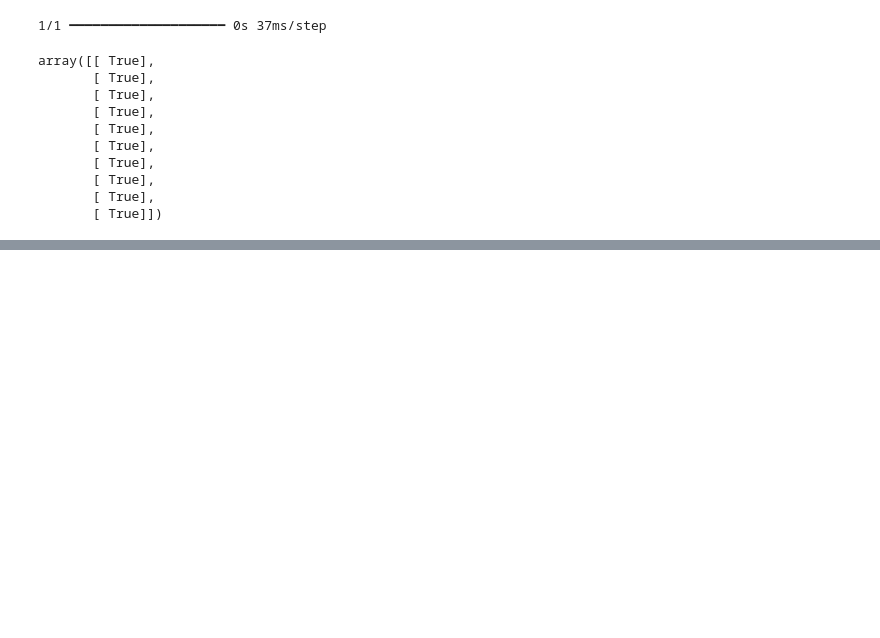
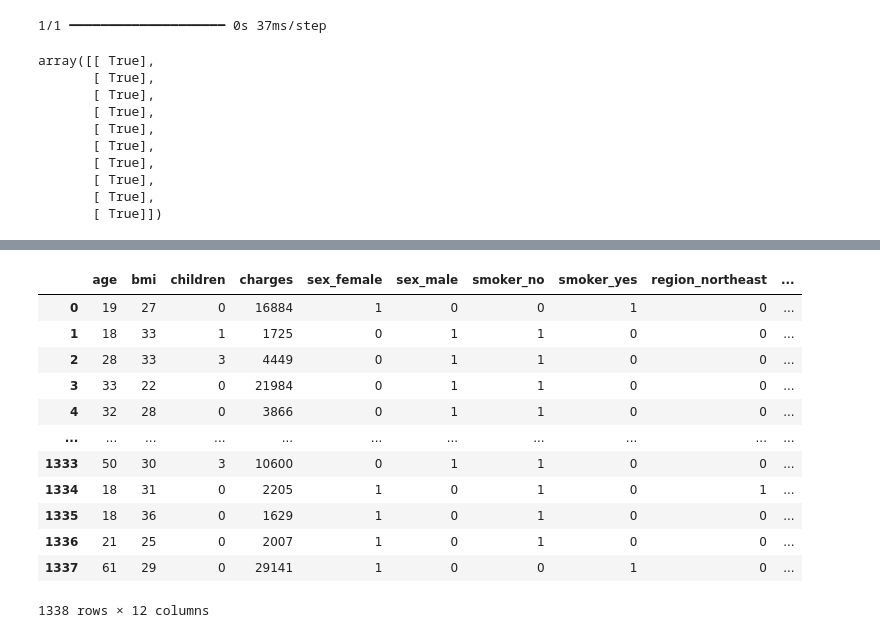
Before and after one commit to Pratik1joshi/DeepLearning, a Jupyter notebook: 01_neural_network_regression_with_tensorflow.ipynb, the cells around one changed output, grey strips where cells are left out. Cells and saved outputs as stored; diff of their text form; code cells hidden in the pictures; blank space fills up the shorter version.

```diff
--- a/01_neural_network_regression_with_tensorflow.ipynb
+++ b/01_neural_network_regression_with_tensorflow.ipynb
@@ -539,0 +567,4 @@ array([[ True],
+# %%
+# Read the dataset
+insurance = pd.read_csv("https://raw.githubusercontent.com/stedy/Machine-Learning-with-R-datasets/refs/heads/master/insurance.csv")
+insurance
@@ -539,0 +585,17 @@ array([[ True],
+# %%
+insurance_encoded = pd.get_dummies(insurance).astype(int)
+insurance_encoded
+# %% [output]
+|  | age | bmi | children | charges | sex_female | sex_male | smoker_no | smoker_yes | region_northeast | ... |
+| 0 | 19 | 27 | 0 | 16884 | 1 | 0 | 0 | 1 | 0 | ... |
+| 1 | 18 | 33 | 1 | 1725 | 0 | 1 | 1 | 0 | 0 | ... |
+| 2 | 28 | 33 | 3 | 4449 | 0 | 1 | 1 | 0 | 0 | ... |
+| 3 | 33 | 22 | 0 | 21984 | 0 | 1 | 1 | 0 | 0 | ... |
+| 4 | 32 | 28 | 0 | 3866 | 0 | 1 | 1 | 0 | 0 | ... |
+| ... | ... | ... | ... | ... | ... | ... | ... | ... | ... | ... |
+| 1333 | 50 | 30 | 3 | 10600 | 0 | 1 | 1 | 0 | 0 | ... |
+| 1334 | 18 | 31 | 0 | 2205 | 1 | 0 | 1 | 0 | 1 | ... |
+| 1335 | 18 | 36 | 0 | 1629 | 1 | 0 | 1 | 0 | 0 | ... |
+| 1336 | 21 | 25 | 0 | 2007 | 1 | 0 | 1 | 0 | 0 | ... |
+| 1337 | 61 | 29 | 0 | 29141 | 1 | 0 | 0 | 1 | 0 | ... |
+1338 rows × 12 columns
```
Also changed, not shown: parts of 24 cells of this notebook.
